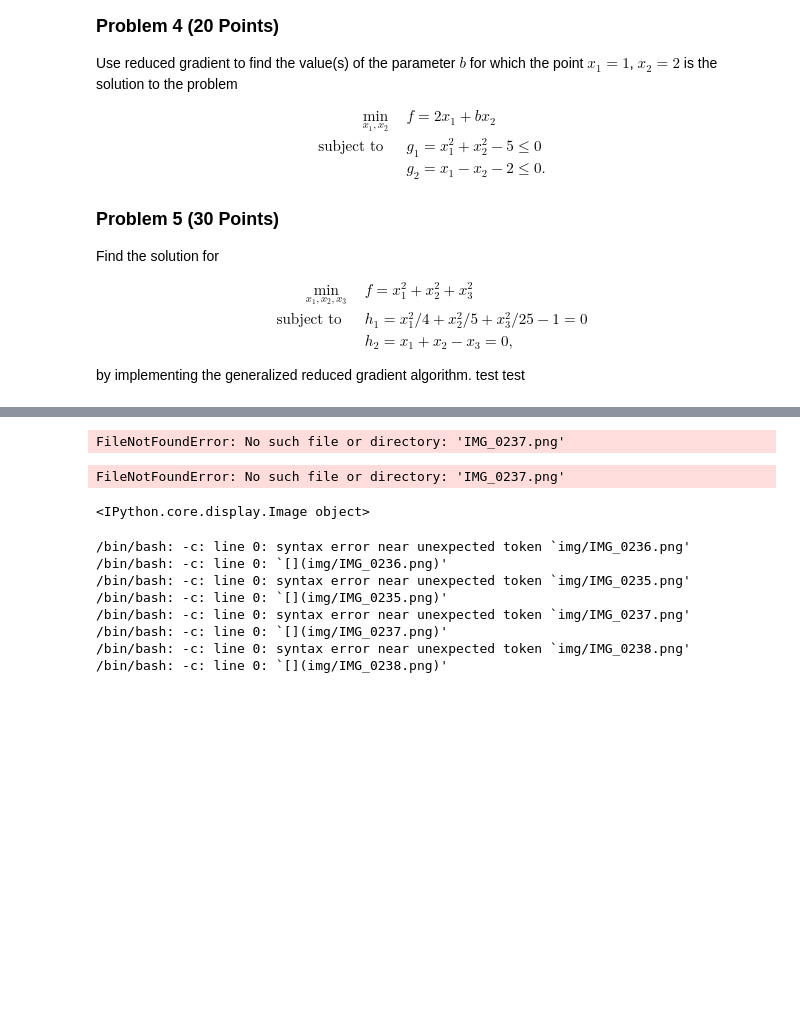
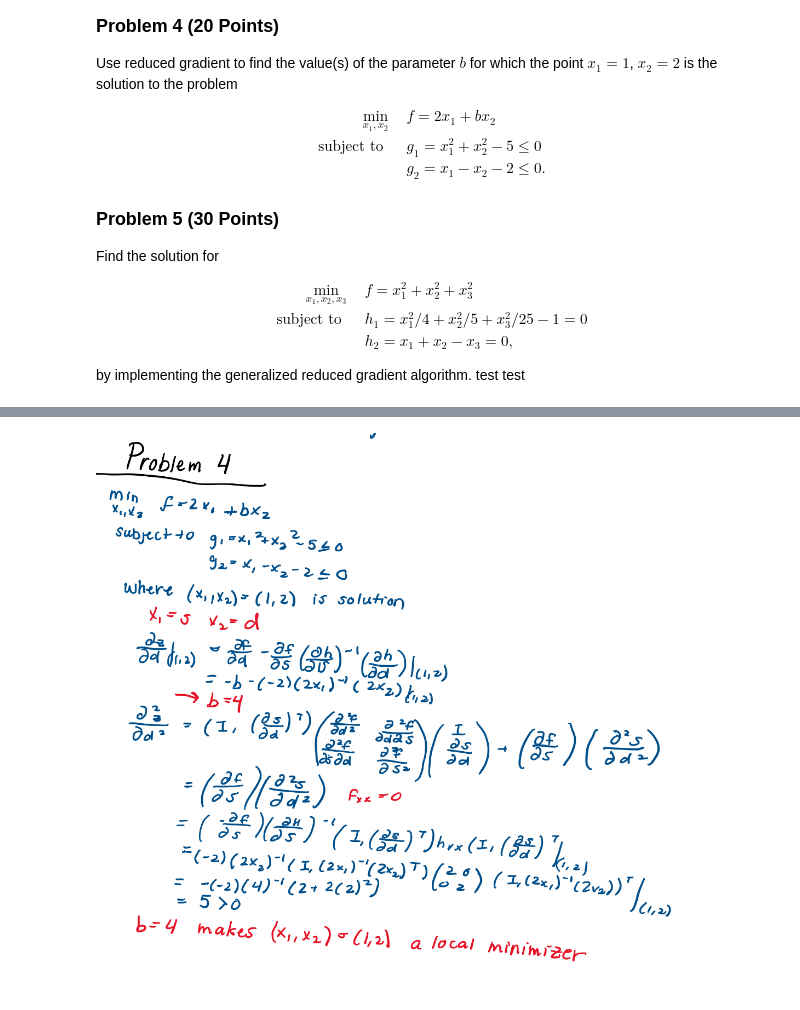
Before and after one commit to ralewi15/Design-Optimization, a Jupyter notebook: Homework/Homework 4.ipynb, the cells around one changed output, grey strips where cells are left out. Saved outputs shown, nothing was run; the diff lists cells and outputs as text; code cells hidden in the pictures; blank space fills up the shorter version.

```diff
--- a/Homework/Homework 4.ipynb
+++ b/Homework/Homework 4.ipynb
@@ -83,18 +85,6 @@ FileNotFoundError: No such file or directory: 'IMG_0236.png'
 # %%
-from IPython.display import Image
-Image('IMG_0237.png')
+
+from IPython.display import display, Image
+display(Image(filename='IMG_0238.jpg'))
 # %% [output]
-FileNotFoundError: No such file or directory: 'IMG_0237.png'
-FileNotFoundError: No such file or directory: 'IMG_0237.png'
-<IPython.core.display.Image object>
+[figure, added]
-# %%
-['problem 4'](img/IMG_0238.jpg)
-# %% [output]
-/bin/bash: -c: line 0: syntax error near unexpected token `img/IMG_0236.png'
-/bin/bash: -c: line 0: `[](img/IMG_0236.png)'
-/bin/bash: -c: line 0: syntax error near unexpected token `img/IMG_0235.png'
-/bin/bash: -c: line 0: `[](img/IMG_0235.png)'
-/bin/bash: -c: line 0: syntax error near unexpected token `img/IMG_0237.png'
-/bin/bash: -c: line 0: `[](img/IMG_0237.png)'
-/bin/bash: -c: line 0: syntax error near unexpected token `img/IMG_0238.png'
-/bin/bash: -c: line 0: `[](img/IMG_0238.png)'
```
Also changed, not shown: parts of 3 cells of this notebook.
